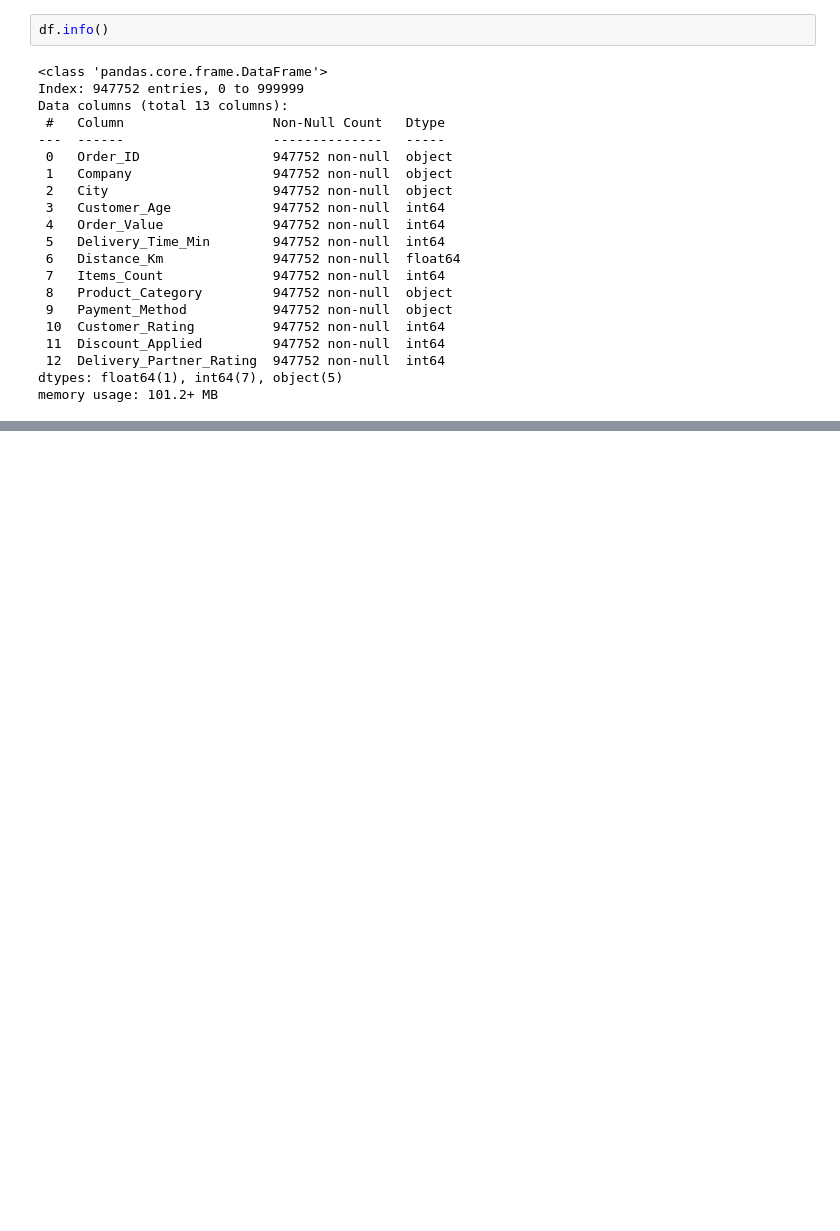
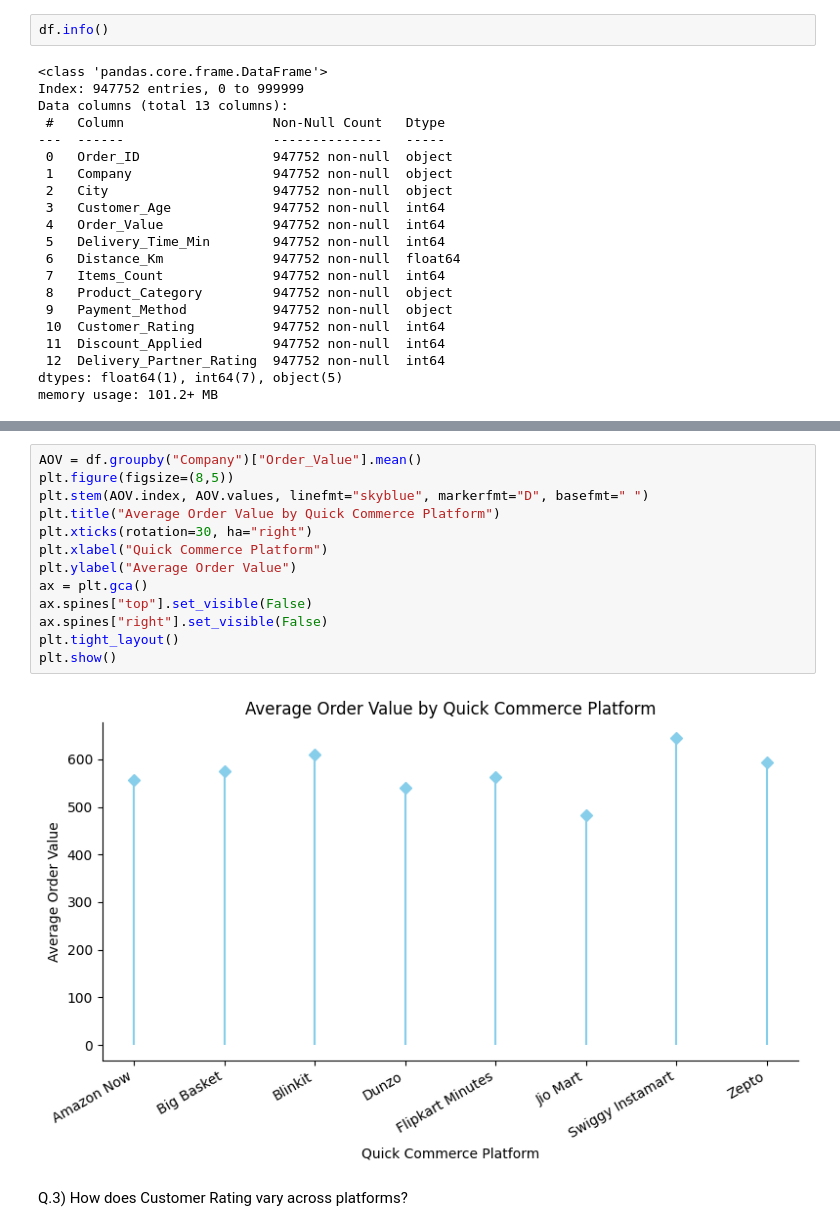
Before and after one commit to sankajithdjinasena/DataAnalysisProjects, a Jupyter notebook: Quick_Commerce_Analysis/Quick_Commerce_Analysis.ipynb, the cells around one changed output, grey strips where cells are left out. Saved outputs shown, nothing was run; the diff lists cells and outputs as text; blank space fills up the shorter version.

```diff
--- a/Quick_Commerce_Analysis/Quick_Commerce_Analysis.ipynb
+++ b/Quick_Commerce_Analysis/Quick_Commerce_Analysis.ipynb
@@ -343,0 +433,17 @@ memory usage: 101.2+ MB
+# %%
+AOV = df.groupby("Company")["Order_Value"].mean()
+plt.figure(figsize=(8,5))
+plt.stem(AOV.index, AOV.values, linefmt="skyblue", markerfmt="D", basefmt=" ")
+plt.title("Average Order Value by Quick Commerce Platform")
+plt.xticks(rotation=30, ha="right")
+plt.xlabel("Quick Commerce Platform")
+plt.ylabel("Average Order Value")
+ax = plt.gca()
+ax.spines["top"].set_visible(False)
+ax.spines["right"].set_visible(False)
+plt.tight_layout()
+plt.show()
+# %% [output]
+[figure, added]
+# %% [markdown]
+Q.3) How does Customer Rating vary across platforms?
```
Also changed, not shown: parts of 15 cells of this notebook.
